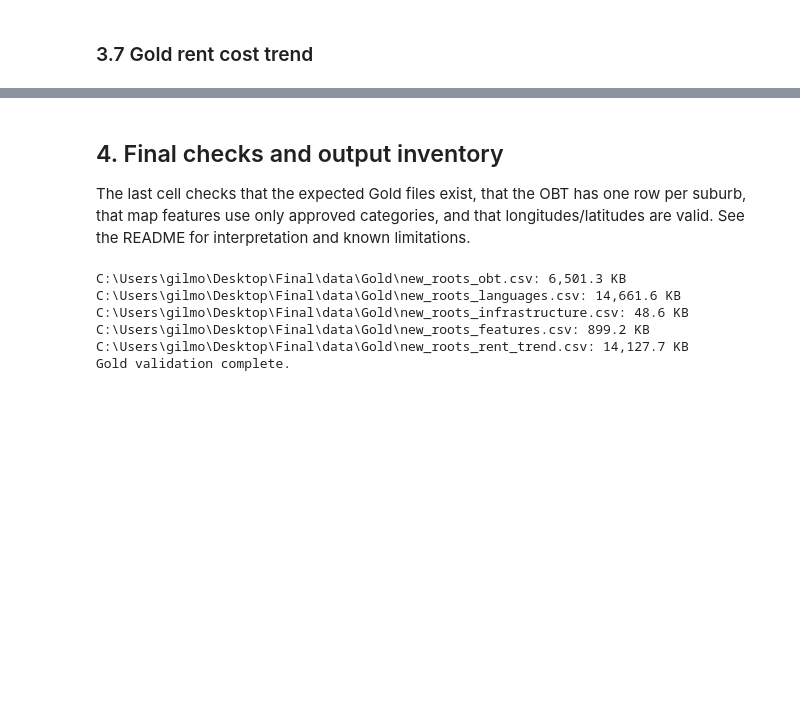
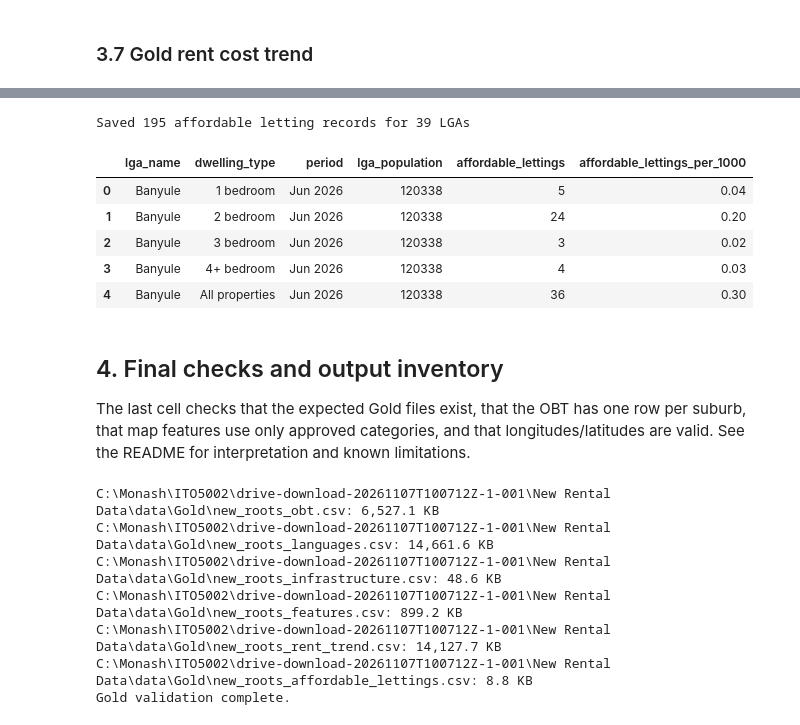
Before and after one commit to team-c-new-roots/new-roots, a Jupyter notebook: pipeline/Scripts/New_Roots_Data_Pipeline.ipynb, the cells around one changed output, grey strips where cells are left out. Cells and saved outputs as stored; diff of their text form; code cells hidden in the pictures; blank space fills up the shorter version.

```diff
--- a/pipeline/Scripts/New_Roots_Data_Pipeline.ipynb
+++ b/pipeline/Scripts/New_Roots_Data_Pipeline.ipynb
@@ -1843,11 +1874,32 @@ Saved 122430 rent trend rows for 165 suburbs (2000-03-31 to 2026-06-30)
 | 122427 | 22917 | Yarraville | Yarraville-Seddon | Outer Western Melbourne | All properties | 2025-12-31 | 1027.0 | ... |
 | 122428 | 22917 | Yarraville | Yarraville-Seddon | Outer Western Melbourne | All properties | 2026-03-31 | 1015.0 | ... |
 | 122429 | 22917 | Yarraville | Yarraville-Seddon | Outer Western Melbourne | All properties | 2026-06-30 | 1008.0 | ... |
+# %%
+# 3.8 Gold affordable rental lettings
+# One row per LGA and dwelling type
+
+affordable_lettings = pd.read_csv(cleaned / "affordable_lettings.csv")
+
+# Checks before saving
+assert not affordable_lettings.duplicated(["lga_name", "dwelling_type"]).any(), "Duplicate affordable letting records"
+
+affordable_lettings.to_csv(gold_dir / "new_roots_affordable_lettings.csv", index=False)
+
+print(f"Saved {len(affordable_lettings)} affordable letting records for {affordable_lettings['lga_name'].nunique()} LGAs")
+display(affordable_lettings.head())
+# %% [output]
+Saved 195 affordable letting records for 39 LGAs
+|  | lga_name | dwelling_type | period | lga_population | affordable_lettings | affordable_lettings_per_1000 |
+| 0 | Banyule | 1 bedroom | Jun 2026 | 120338 | 5 | 0.04 |
+| 1 | Banyule | 2 bedroom | Jun 2026 | 120338 | 24 | 0.20 |
+| 2 | Banyule | 3 bedroom | Jun 2026 | 120338 | 3 | 0.02 |
+| 3 | Banyule | 4+ bedroom | Jun 2026 | 120338 | 4 | 0.03 |
+| 4 | Banyule | All properties | Jun 2026 | 120338 | 36 | 0.30 |
 # %% [markdown]
 ## 4. Final checks and output inventory
 The last cell checks that the expected Gold files exist, that the OBT has one row per suburb, that map features use only approved categories, and that longitudes/latitudes are valid. See the README for interpretation and known limitations.
 # %%
-expected_gold = ["new_roots_obt.csv", "new_roots_languages.csv", "new_roots_infrastructure.csv", "new_roots_features.csv", "new_roots_rent_trend.csv"]
+expected_gold = ["new_roots_obt.csv", "new_roots_languages.csv", "new_roots_infrastructure.csv", "new_roots_features.csv", "new_roots_rent_trend.csv", "new_roots_affordable_lettings.csv"]
 for filename in expected_gold:
     output_path = gold_dir / filename
     assert output_path.is_file(), f"Gold output missing: {output_path}"
@@ -1860,9 +1912,10 @@ assert result["centroid_y_coord"].between(-90, 90).all()
 assert not features.empty and not features[["feature_type", "feature_subtype", "x_coord", "y_coord"]].isna().any().any()
 print("Gold validation complete.")
 # %% [output]
-C:\Users\gilmo\Desktop\Final\data\Gold\new_roots_obt.csv: 6,501.3 KB
-C:\Users\gilmo\Desktop\Final\data\Gold\new_roots_languages.csv: 14,661.6 KB
-C:\Users\gilmo\Desktop\Final\data\Gold\new_roots_infrastructure.csv: 48.6 KB
-C:\Users\gilmo\Desktop\Final\data\Gold\new_roots_features.csv: 899.2 KB
-C:\Users\gilmo\Desktop\Final\data\Gold\new_roots_rent_trend.csv: 14,127.7 KB
+C:\Monash\ITO5002\drive-download-20261107T100712Z-1-001\New Rental Data\data\Gold\new_roots_obt.csv: 6,527.1 KB
+C:\Monash\ITO5002\drive-download-20261107T100712Z-1-001\New Rental Data\data\Gold\new_roots_languages.csv: 14,661.6 KB
+C:\Monash\ITO5002\drive-download-20261107T100712Z-1-001\New Rental Data\data\Gold\new_roots_infrastructure.csv: 48.6 KB
+C:\Monash\ITO5002\drive-download-20261107T100712Z-1-001\New Rental Data\data\Gold\new_roots_features.csv: 899.2 KB
+C:\Monash\ITO5002\drive-download-20261107T100712Z-1-001\New Rental Data\data\Gold\new_roots_rent_trend.csv: 14,127.7 KB
+C:\Monash\ITO5002\drive-download-20261107T100712Z-1-001\New Rental Data\data\Gold\new_roots_affordable_lettings.csv: 8.8 KB
 Gold validation complete.
```
Also changed, not shown: parts of 14 cells of this notebook.
